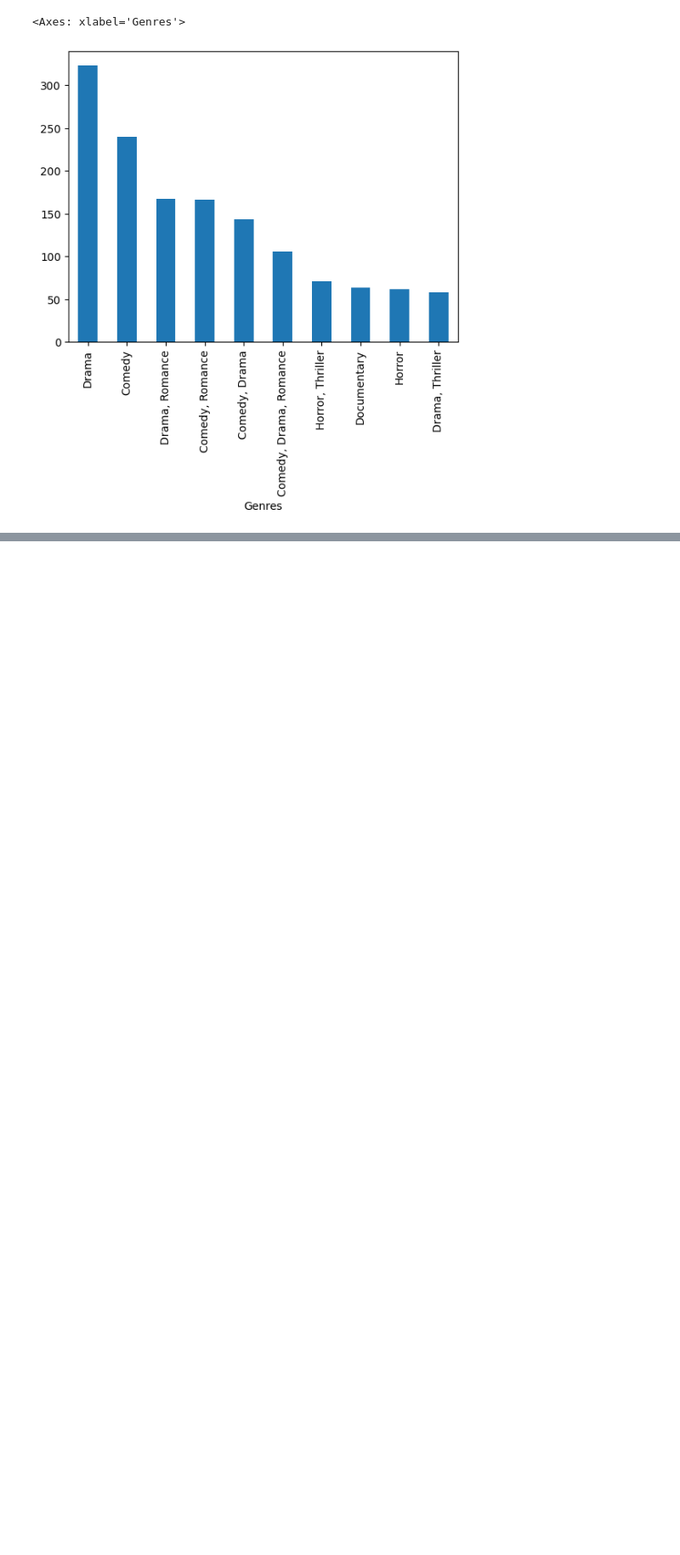
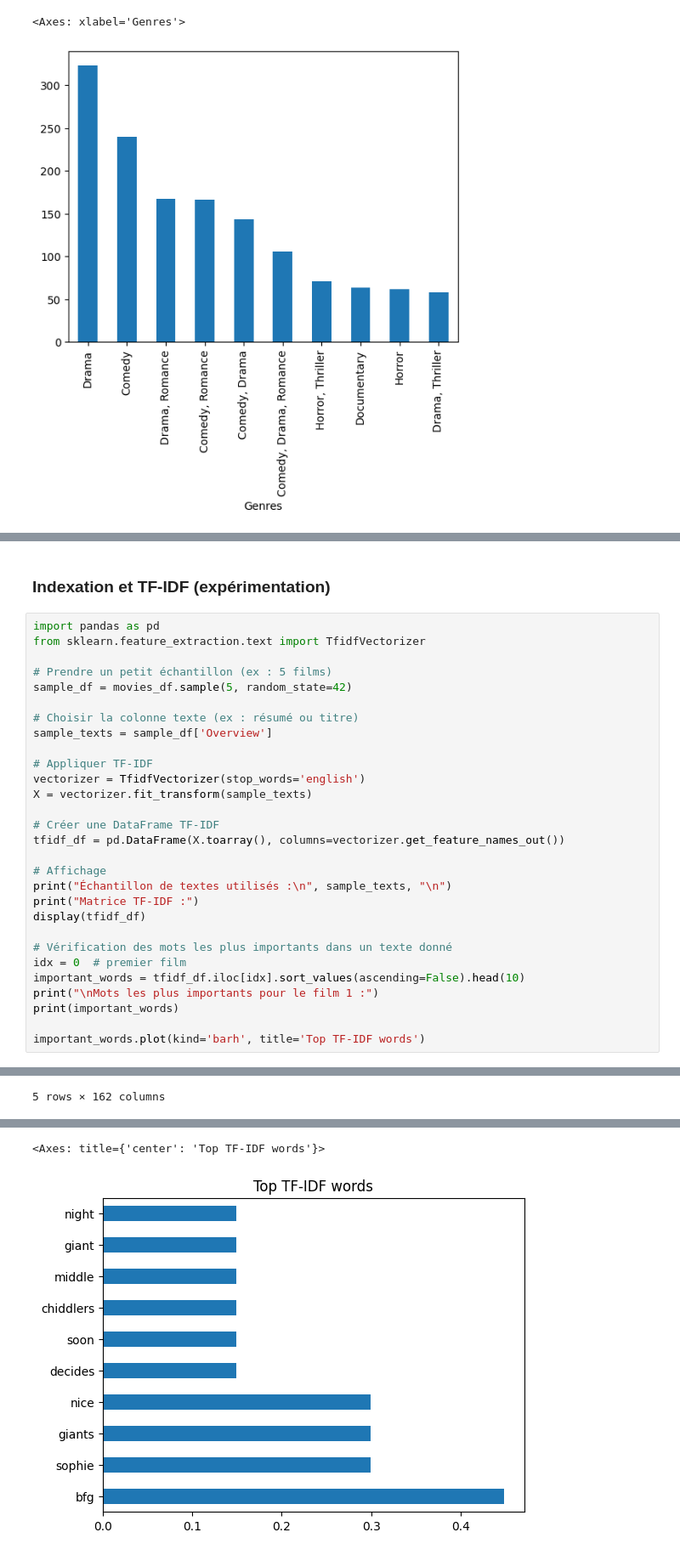
Before and after one commit to ily1s/CineFinder, a Jupyter notebook: notebooks/exploration.ipynb, the cells around one changed output, grey strips where cells are left out. Shown: that part at 85% size. Cells and saved outputs as stored; diff of their text form; blank space fills up the shorter version.

Commit message:
Test with samples

```diff
--- a/notebooks/exploration.ipynb
+++ b/notebooks/exploration.ipynb
@@ -98,0 +132,32 @@ Name: count, dtype: int64
+# %% [markdown]
+### Indexation et TF-IDF (expérimentation)
+# %%
+import pandas as pd
+from sklearn.feature_extraction.text import TfidfVectorizer
+
+# Prendre un petit échantillon (ex : 5 films)
+sample_df = movies_df.sample(5, random_state=42)
+
+# Choisir la colonne texte (ex : résumé ou titre)
+sample_texts = sample_df['Overview']
+
+# Appliquer TF-IDF
+vectorizer = TfidfVectorizer(stop_words='english')
+X = vectorizer.fit_transform(sample_texts)
+
+# Créer une DataFrame TF-IDF
+tfidf_df = pd.DataFrame(X.toarray(), columns=vectorizer.get_feature_names_out())
+
+# Affichage
+print("Échantillon de textes utilisés :\n", sample_texts, "\n")
+print("Matrice TF-IDF :")
+display(tfidf_df)
+
+# Vérification des mots les plus importants dans un texte donné
+idx = 0  # premier film
+important_words = tfidf_df.iloc[idx].sort_values(ascending=False).head(10)
+print("\nMots les plus importants pour le film 1 :")
+print(important_words)
+
+important_words.plot(kind='barh', title='Top TF-IDF words')
+# %% [output]
@@ -98,0 +179 @@ Name: count, dtype: int64
+5 rows × 162 columns
@@ -98,0 +192,2 @@ Name: count, dtype: int64
+<Axes: title={'center': 'Top TF-IDF words'}>
+[figure, added]
```
Also changed, not shown: parts of 6 cells of this notebook.
